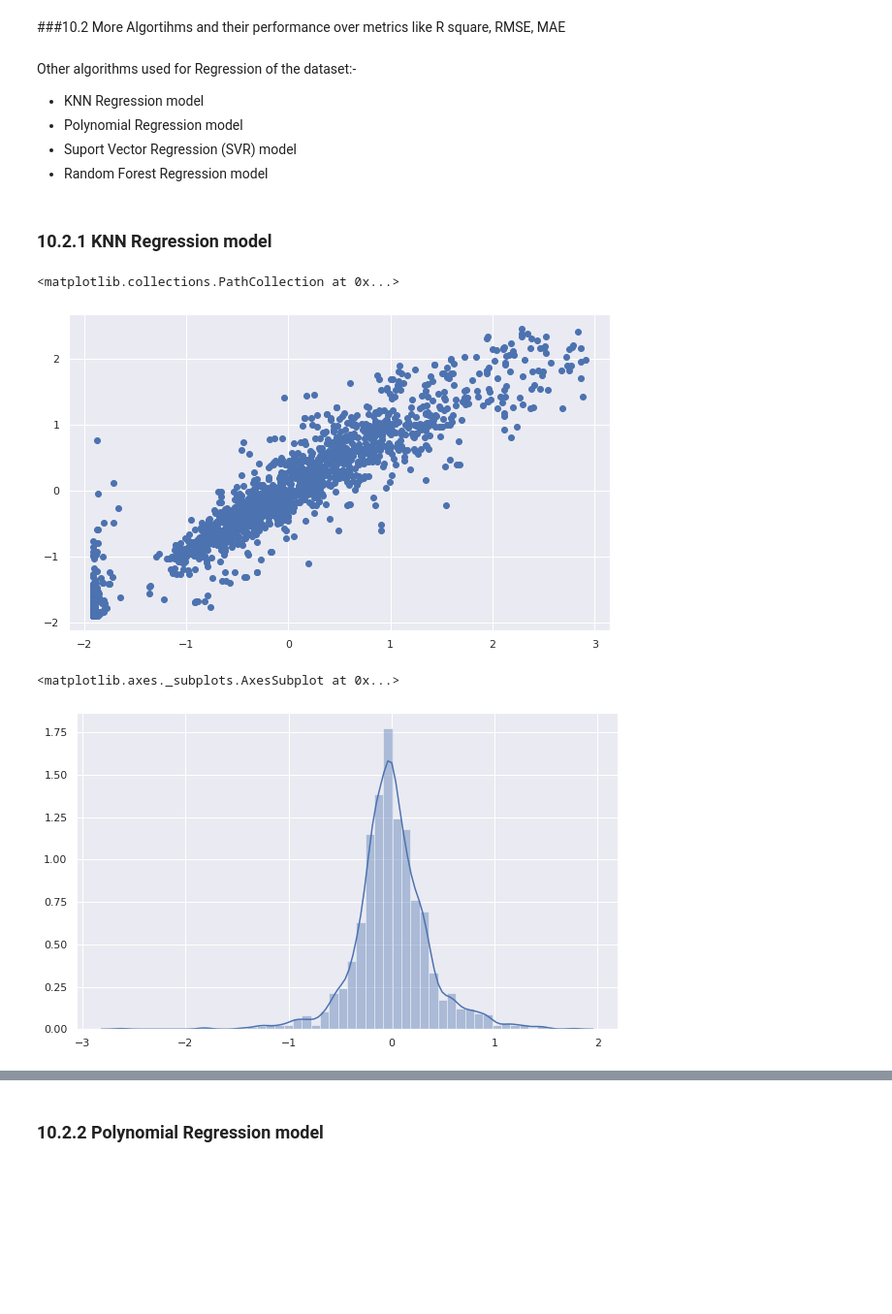
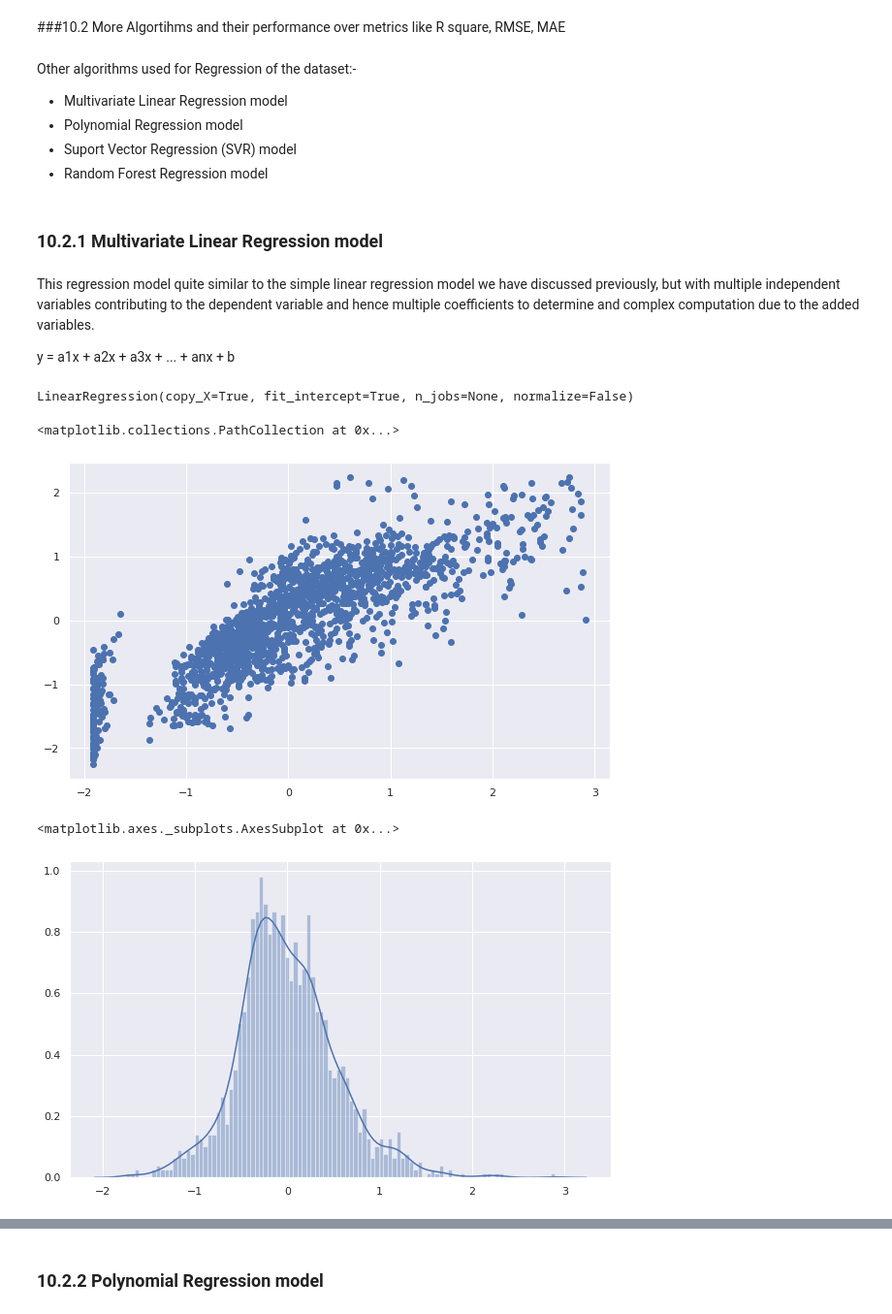
Before and after one commit to Neelanjan-Goswami/Final-versions-of-Solutions-or-Pratisamadhati, a Jupyter notebook: Internship_Project_(EDA_on_cars).ipynb, the cells around one changed output, grey strips where cells are left out. Shown at 97% size. Drawn from its saved outputs; the diff is of its cells as text; code cells hidden in the pictures; blank space fills up the shorter version.

```diff
--- a/Internship_Project_(EDA_on_cars).ipynb
+++ b/Internship_Project_(EDA_on_cars).ipynb
@@ -865,5 +864,6 @@ Multivariable Linear Regression model
 # %%
-# Fitting Multivariable Linear Regression to the Training set
-from sklearn.linear_model import LinearRegression
-regressor = LinearRegression()
-regressor.fit(X_train, y_train)
+# Fitting KNN Regression to the dataset
+from sklearn.neighbors import KNeighborsRegressor
+knnr = KNeighborsRegressor(n_neighbors = 10)
+knnr.fit(X_train, y_train)
+y_pred = knnr.predict(X_test)
@@ -902,32 +900,37 @@ R2 Score: 0.7055995762796488
 Other algorithms used for Regression of the dataset:-
 
 
-*   KNN Regression model
+*   Multivariate Linear Regression model
 *   Polynomial Regression model
 *   Suport Vector Regression (SVR) model
 *   Random Forest Regression model
 # %% [markdown]
-### 10.2.1 KNN Regression model
+### 10.2.1 Multivariate Linear Regression model
+# %% [markdown]
+This regression model quite similar to the simple linear regression model we have discussed previously, but with multiple independent variables contributing to the dependent variable and hence multiple coefficients to determine and complex computation due to the added variables.
+
+y = a1x + a2x + a3x + ... + anx + b
 # %%
-# Fitting KNN Regression to the dataset
-from sklearn.neighbors import KNeighborsRegressor
-knnr = KNeighborsRegressor(n_neighbors = 10)
-knnr.fit(X_train, y_train)
-y_pred = knnr.predict(X_test)
+# Fitting Multivariate Linear Regression to the Training set
+from sklearn.linear_model import LinearRegression
+linreg = LinearRegression()
+linreg.fit(X_train, y_train)
+# %% [output]
+LinearRegression(copy_X=True, fit_intercept=True, n_jobs=None, normalize=False)
 # %%
-# Predicting a new result with KNN Regression
-y_pred = knnr.predict(X_test)
+# Predicting a new result with Multivariate Linear Regression
+y_pred = linreg.predict(X_test)
 plt.figure(figsize=(10,6))
 plt.scatter(y_test,y_pred)
 # %% [output]
 <matplotlib.collections.PathCollection at 0x...>
-[figure, old version]
+[figure, new version]
 # %%
 plt.figure(figsize=(10,6))
-sns.distplot((y_test-y_pred),bins=50)
+sns.distplot((y_test-y_pred),bins=100)
 # %% [output]
 <matplotlib.axes._subplots.AxesSubplot at 0x...>
-[figure, old version]
+[figure, new version]
 # %%
 print('Mean Absolute Error:', metrics.mean_absolute_error(y_test, y_pred))
 print('Root Mean Squared Error:', np.sqrt(metrics.mean_squared_error(y_test, y_pred)))
```
Also changed, not shown: parts of 31 cells of this notebook.
